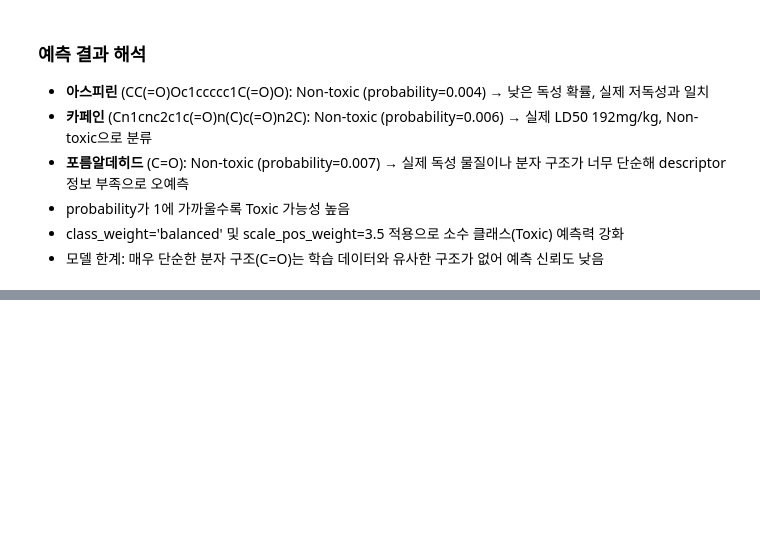
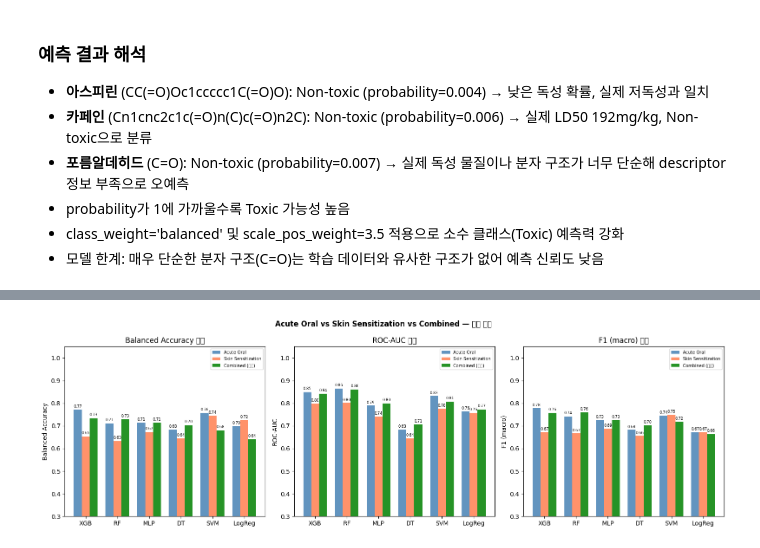
Before and after one commit to yunseong-cho-git/ML_2026, a Jupyter notebook: 머신러닝_20230085_조윤성_template2_ml_model_pipeline.ipynb, the cells around one changed output, grey strips where cells are left out. Drawn from its saved outputs; the diff is of its cells as text; code cells hidden in the pictures; blank space fills up the shorter version.

```diff
--- a/머신러닝_20230085_조윤성_template2_ml_model_pipeline.ipynb
+++ b/머신러닝_20230085_조윤성_template2_ml_model_pipeline.ipynb
@@ -732,0 +1082,41 @@ Cn1cnc2c1c(=O)n(C)c(=O)n2C  Non-toxic        0.006
+# %%
+# 통합 모델 결과 (기존 experiment_results.csv)
+final_combined = pd.read_csv('experiment_results.csv')
+
+metrics = [('balanced_acc','Balanced Accuracy'),
+           ('roc_auc','ROC-AUC'),
+           ('f1_macro','F1 (macro)')]
+
+fig, axes = plt.subplots(1, 3, figsize=(16, 5))
+
+for ax, (metric, title) in zip(axes, metrics):
+    x = np.arange(6)
+    models = final_combined['model'].tolist()
+
+    # 각 데이터셋 점수 정렬 (모델 순서 맞춤)
+    ao_scores  = [final_ao.loc[final_ao['model']==m, metric].values[0]
+                  if m in final_ao['model'].values else 0 for m in models]
+    ss_scores  = [final_ss.loc[final_ss['model']==m, metric].values[0]
+                  if m in final_ss['model'].values else 0 for m in models]
+    comb_scores = final_combined[metric].tolist()
+
+    bars1 = ax.bar(x-0.25, ao_scores,   0.25, color='steelblue', alpha=0.85, label='Acute Oral')
+    bars2 = ax.bar(x,      ss_scores,   0.25, color='coral',     alpha=0.85, label='Skin Sensitization')
+    bars3 = ax.bar(x+0.25, comb_scores, 0.25, color='green',     alpha=0.85, label='Combined (기존)')
+
+    ax.set_xticks(x)
+    ax.set_xticklabels(models)
+    ax.set(ylabel=title, title=f'{title} 비교')
+    ax.set_ylim(0.3, 1.05)
+    ax.legend(fontsize=7)
+
+    for bar in list(bars1)+list(bars2)+list(bars3):
+        ax.text(bar.get_x()+bar.get_width()/2, bar.get_height()+0.005,
+                f'{bar.get_height():.2f}', ha='center', va='bottom', fontsize=6)
+
+plt.suptitle('Acute Oral vs Skin Sensitization vs Combined — 성능 비교',
+             fontsize=12, fontweight='bold')
+plt.tight_layout()
+plt.show()
+# %% [output]
+[figure, added]
```
Also changed, not shown: parts of 18 cells of this notebook, 4 other files.
